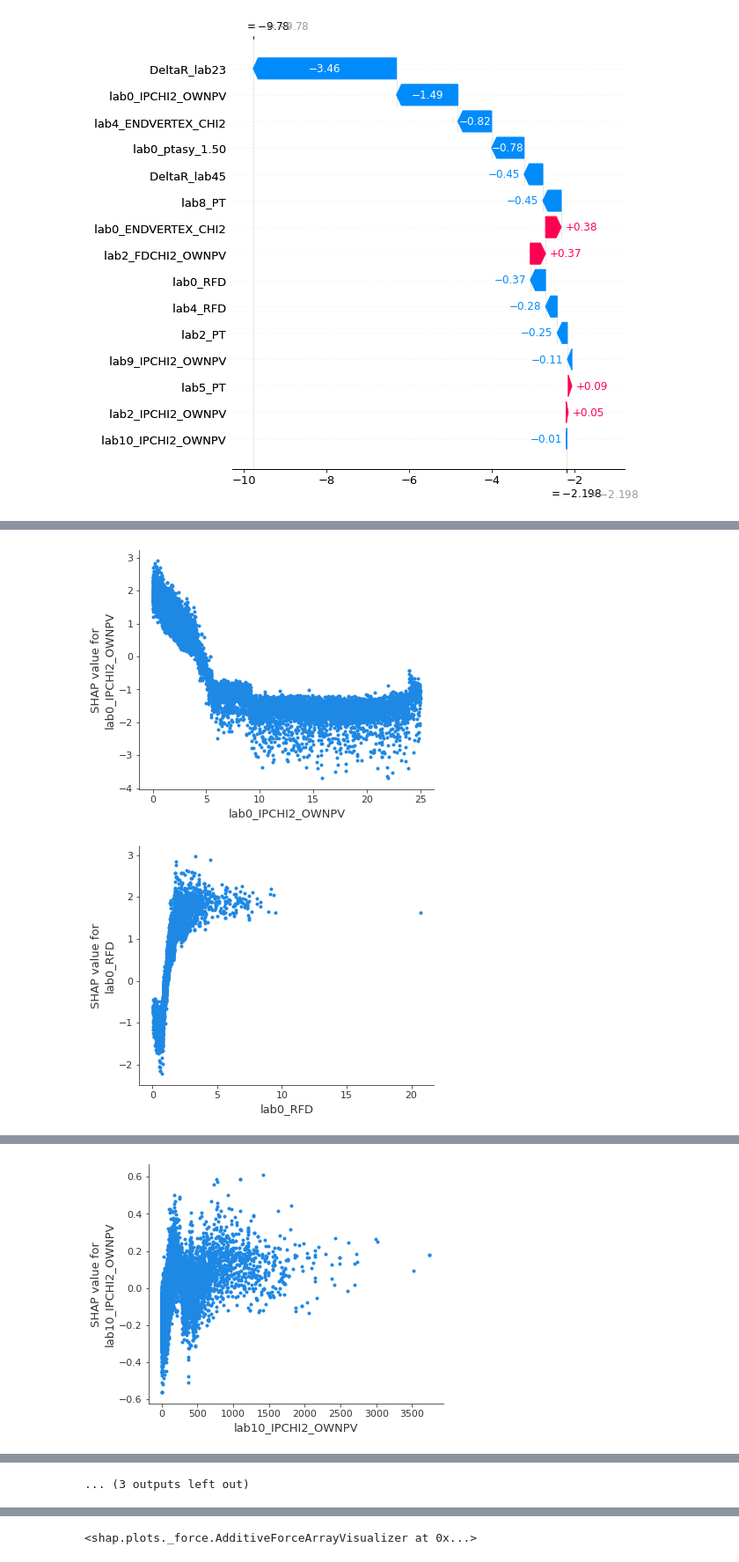
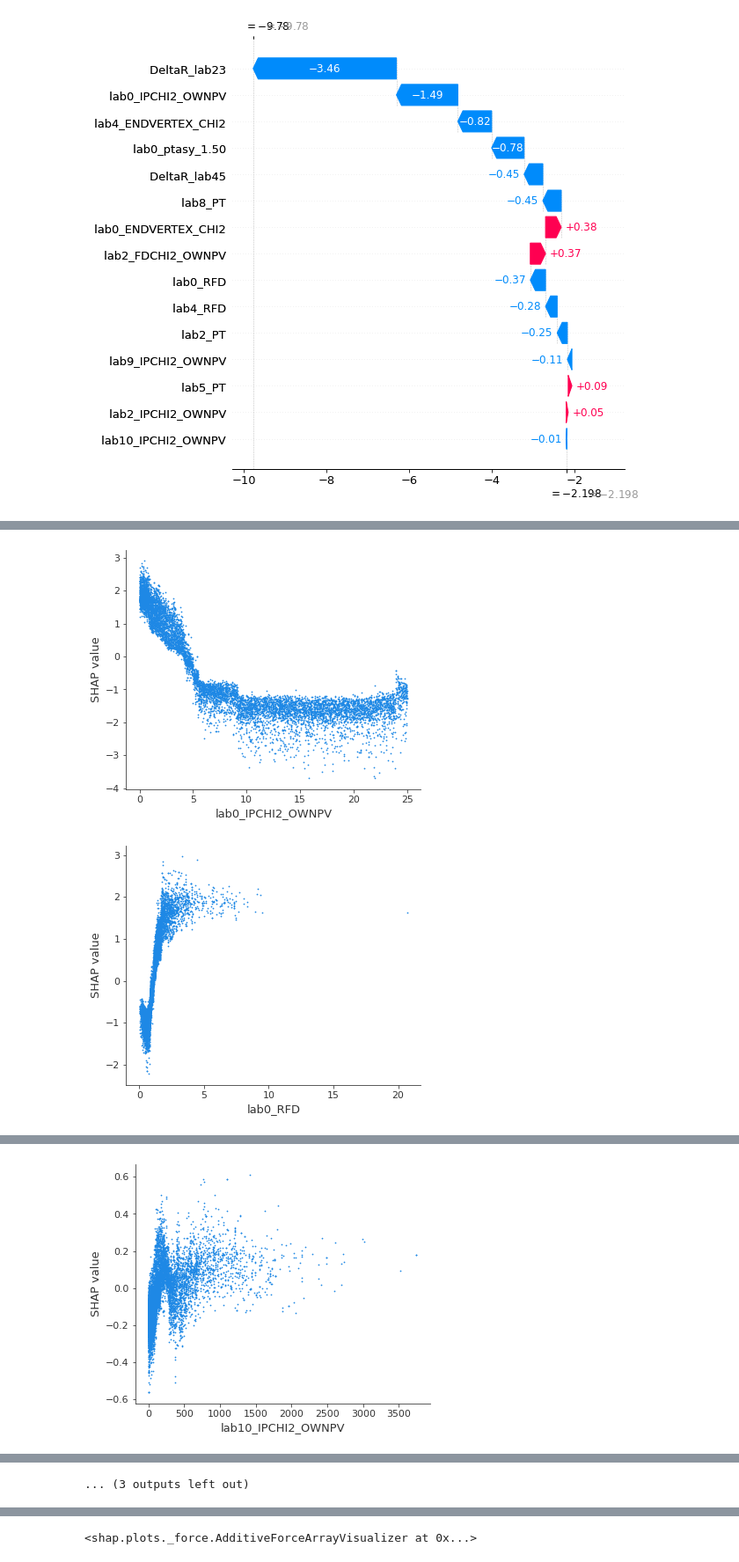
Before and after one commit to tomaszrajchel/thesis, a Jupyter notebook: shap_explanations.ipynb, the cells around one changed output, grey strips where cells are left out. Shown at 88% size. Saved outputs shown, nothing was run; the diff lists cells and outputs as text; code cells hidden in the pictures.

```diff
--- a/shap_explanations.ipynb
+++ b/shap_explanations.ipynb
@@ -33,6 +34,7 @@ X = data[feature_names]
 booster = xgb.Booster()
 booster.load_model("./output/booster.bin")
 booster.feature_names = feature_names # save_model does not save feature names
+booster.feature_types = ['float' for x in range(15)]
 # %%
 # Plot classification by feature
 float_predictions = booster.predict(test_data_matrix).tolist()
@@ -123,5 +193,9 @@ for feature_name in feature_names:
 # Bez interakcji, tylko wpływ cechy na predykcje modelu
 # Czy jest w tym jakaś wartościowa informacja?
 for feature_name in feature_names:
-    shap.dependence_plot(feature_name, shap_values, X, interaction_index=None)
+    shap.dependence_plot(feature_name, shap_values, X, dot_size=3, interaction_index=None, show=False)
+    plt.ylabel("SHAP value")
+
+
+    plt.show()
 # %% [output]
@@ -131,2 +205,2 @@ for feature_name in feature_names:
-[figure, old version]
+[figure, new version]
-[figure, old version]
+[figure, new version]
@@ -134 +208 @@ for feature_name in feature_names:
-[figure, old version]
+[figure, new version]
```
Also changed, not shown: parts of 9 cells of this notebook, 7 other files.
